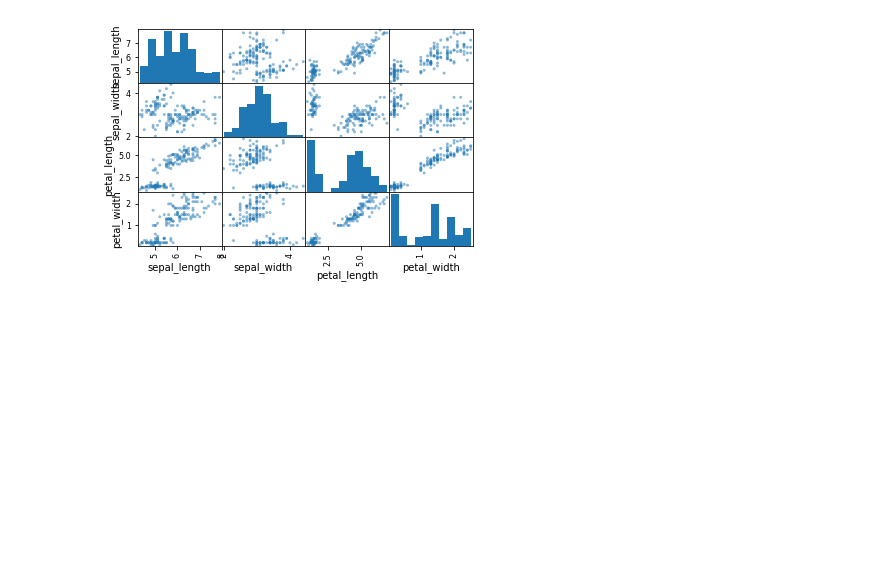
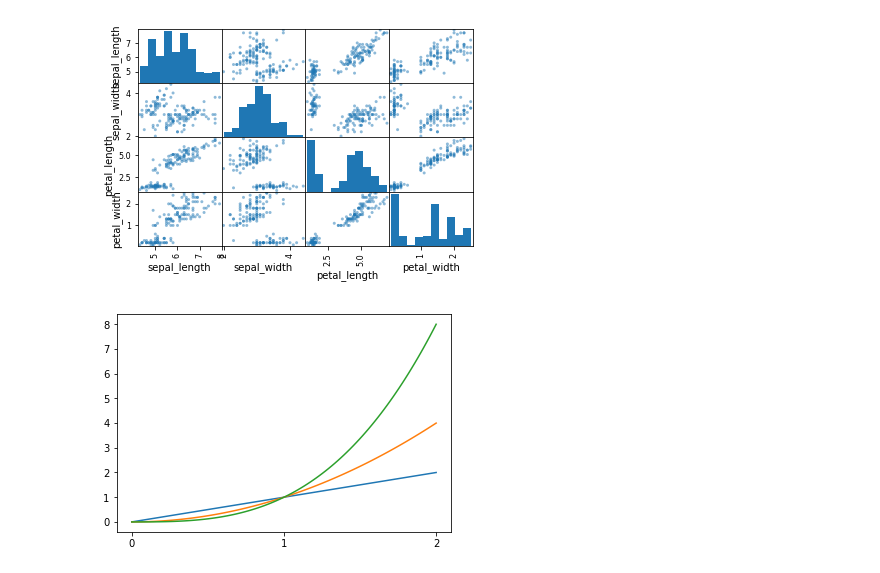
Before and after one commit to sajjadGG/book-python, a Jupyter notebook: data-vizualization/jupyter/Untitled.ipynb, the cells around one changed output. Drawn from its saved outputs; the diff is of its cells as text; code cells hidden in the pictures; blank space fills up the shorter version.

Commit message:
Data Visualization: Matplotlib #time 20m

```diff
--- a/data-vizualization/jupyter/Untitled.ipynb
+++ b/data-vizualization/jupyter/Untitled.ipynb
@@ -532,3 +532,18 @@ scatter_matrix(data)
 plt.show()
 # %% [output]
 [figure]
+# %%
+    import matplotlib.pyplot as plt
+    from matplotlib.ticker import MaxNLocator
+
+    x = np.linspace(0, 2, 100)
+
+    ax = plt.figure().gca()
+
+    ax.plot(x, x, label='linear')
+    ax.plot(x, x**2, label='quadratic')
+    ax.plot(x, x**3, label='cubic')
+
+    ax.xaxis.set_major_locator(MaxNLocator(integer=True))
+# %% [output]
+[figure, added]
```
Also changed, not shown: 13 other files.
